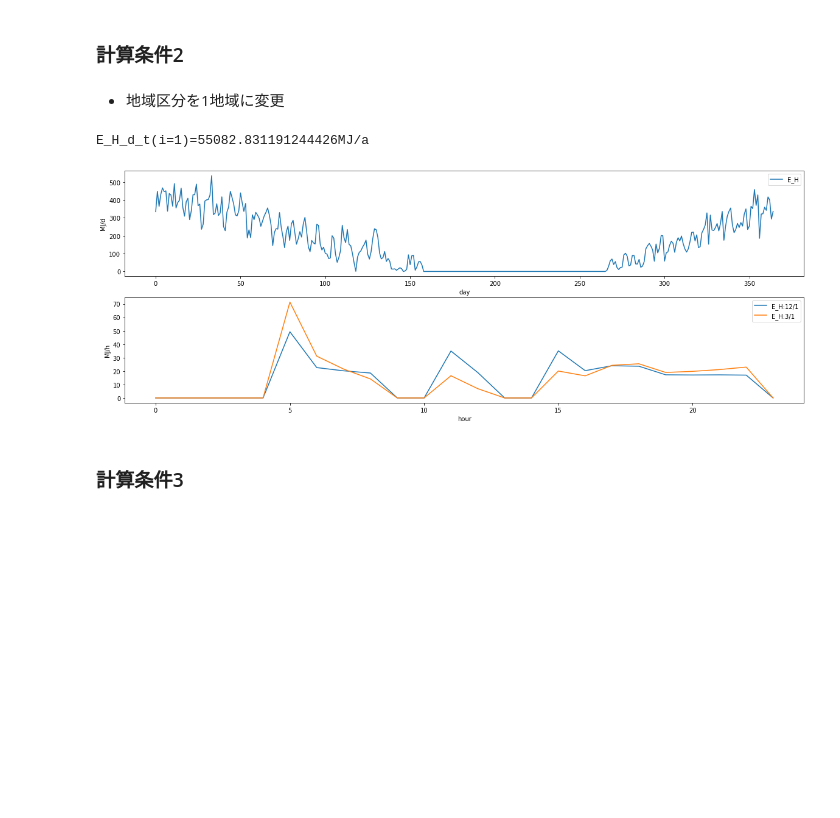
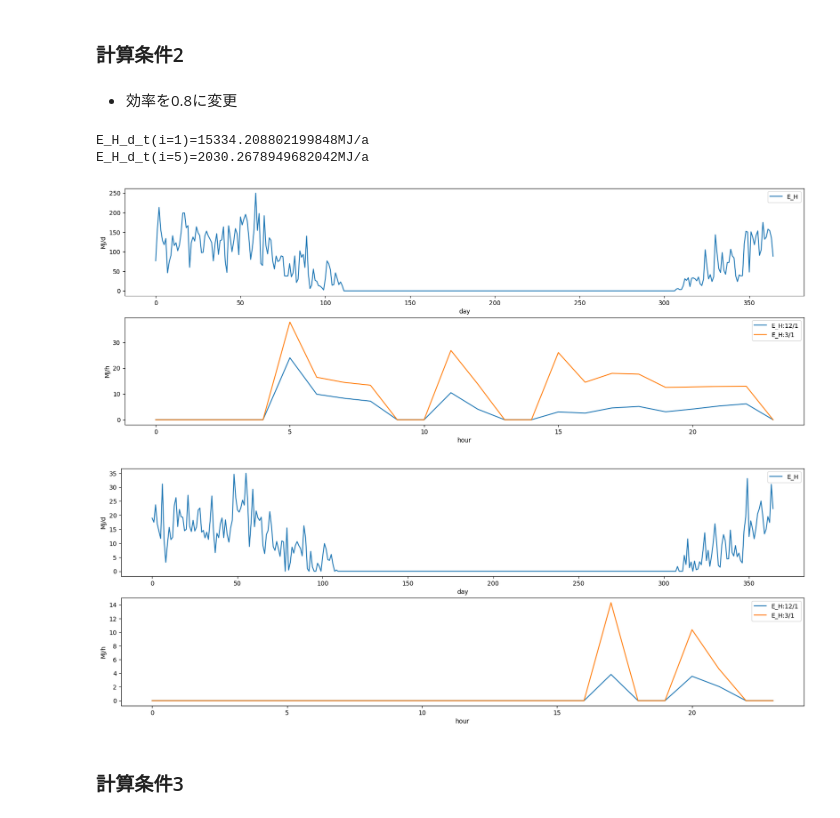
Before and after one commit to BRI-EES-House/pyhees_example, a Jupyter notebook: s04_04_ff_type_heating.ipynb, the cells around one changed output. Drawn from its saved outputs; the diff is of its cells as text; code cells hidden in the pictures; blank space fills up the shorter version.

```diff
--- a/s04_04_ff_type_heating.ipynb
+++ b/s04_04_ff_type_heating.ipynb
@@ -144,19 +153,25 @@ get_each_graph(_E_H_d_t_1)
 [figure]
 # %% [markdown]
 ### 計算条件2
-# %% [markdown]
-- 地域区分を1地域に変更
+# %% [markdown]
+- 効率を0.8に変更
 # %%
 house_base, house_ENV, H_MR, H_OR, i = get_default_ff_type_heating()
-house_base['region'] = 1
+H_MR['e_rtd_H'] = 0.8
+E_H_d_t_2_1 = calc_results(house_base, house_ENV, H_MR, H_OR, i)
 
-_E_H_d_t_2 = calc_results(house_base, house_ENV, H_MR, H_OR, i)
+i=5
+H_OR['e_rtd_H']=0.8
+E_H_d_t_2_2 = calc_results(house_base, house_ENV, H_MR, H_OR, i)
 # %% [output]
-E_H_d_t(i=1)=55082.831191244426MJ/a
+E_H_d_t(i=1)=15334.208802199848MJ/a
+E_H_d_t(i=5)=2030.2678949682042MJ/a
-# %%
-get_each_graph(_E_H_d_t_2)
-# %% [output]
-[figure, removed]
+# %%
+get_each_graph(E_H_d_t_2_1)
+get_each_graph(E_H_d_t_2_2)
+# %% [output]
+[figure, added]
+[figure, added]
 # %% [markdown]
 ### 計算条件3
 # %% [markdown]
```
Also changed, not shown: parts of 32 cells of this notebook.
